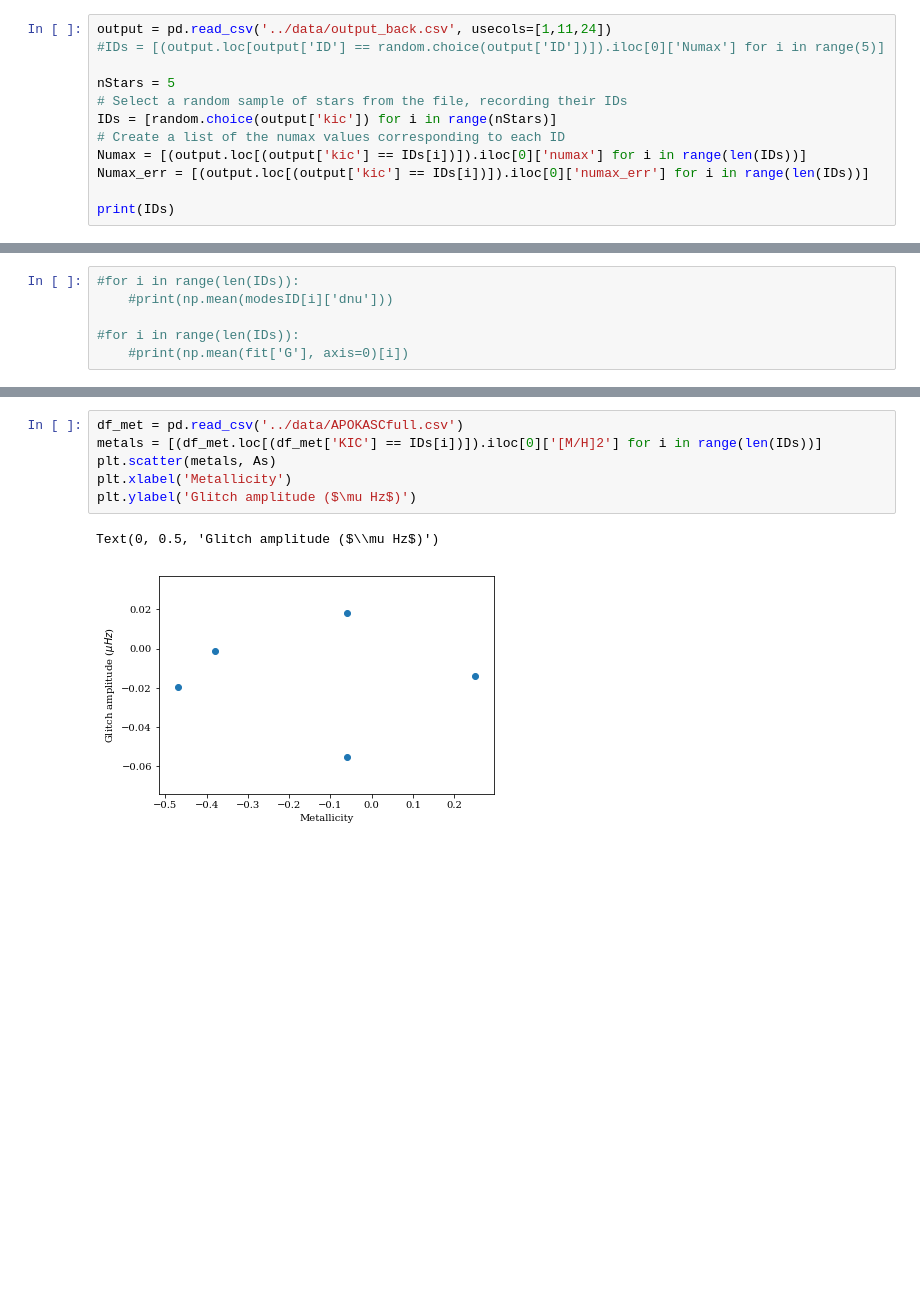
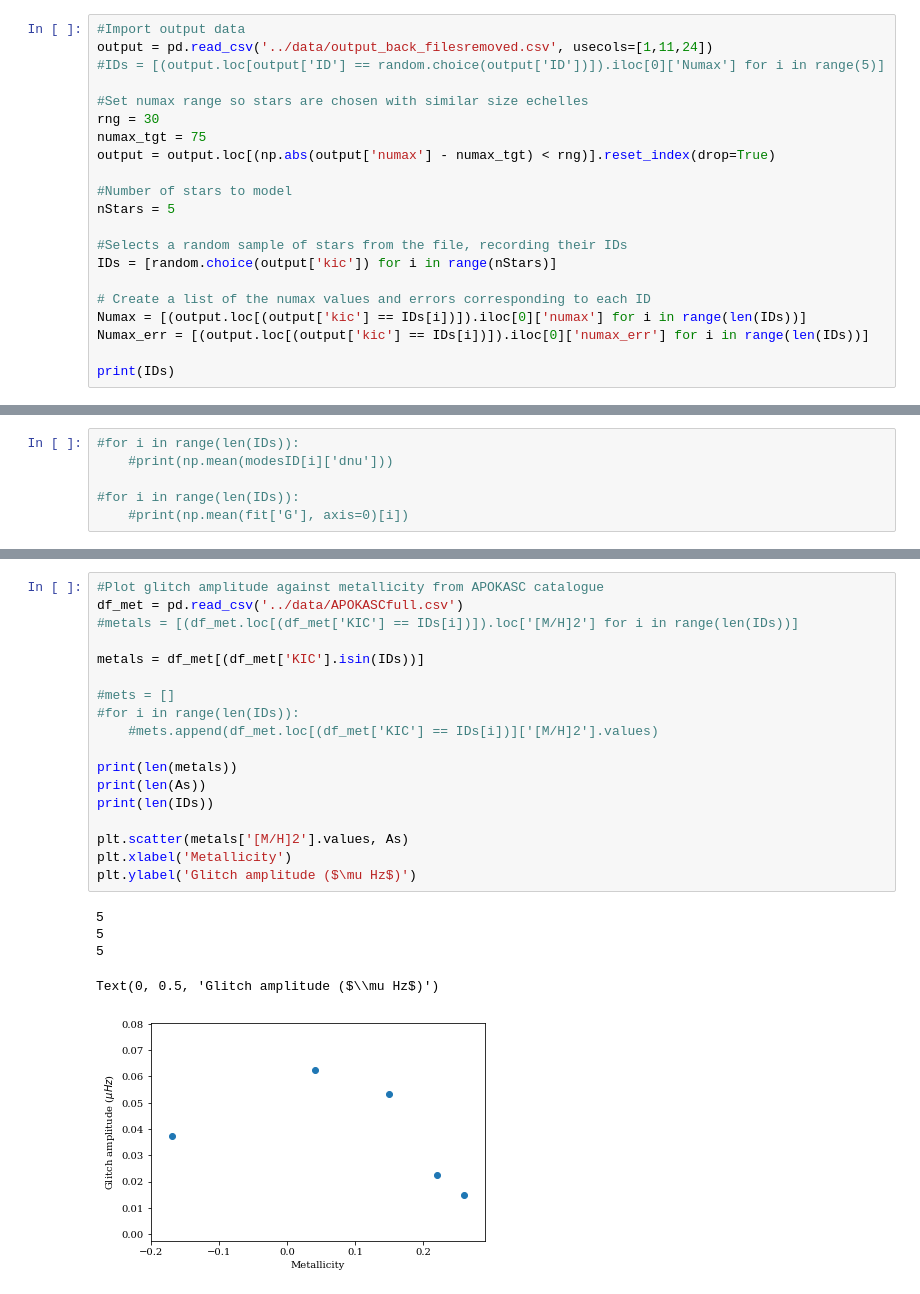
Before and after one commit to daw538/y4project, a Jupyter notebook: JoshFiles/rgData-50-reparam2.ipynb, the cells around one changed output, grey strips where cells are left out. Cells and saved outputs as stored; diff of their text form; blank space fills up the shorter version.

```diff
--- a/JoshFiles/rgData-50-reparam2.ipynb
+++ b/JoshFiles/rgData-50-reparam2.ipynb
@@ -13,11 +45,20 @@ rc("font", family="serif", size=11)
 # %%
-output = pd.read_csv('../data/output_back.csv', usecols=[1,11,24])
+#Import output data
+output = pd.read_csv('../data/output_back_filesremoved.csv', usecols=[1,11,24])
 #IDs = [(output.loc[output['ID'] == random.choice(output['ID'])]).iloc[0]['Numax'] for i in range(5)]
 
+#Set numax range so stars are chosen with similar size echelles
+rng = 30
+numax_tgt = 75
+output = output.loc[(np.abs(output['numax'] - numax_tgt) < rng)].reset_index(drop=True)
+
+#Number of stars to model
 nStars = 5
-# Select a random sample of stars from the file, recording their IDs
+
+#Selects a random sample of stars from the file, recording their IDs
 IDs = [random.choice(output['kic']) for i in range(nStars)]
-# Create a list of the numax values corresponding to each ID
+
+# Create a list of the numax values and errors corresponding to each ID
 Numax = [(output.loc[(output['kic'] == IDs[i])]).iloc[0]['numax'] for i in range(len(IDs))]
 Numax_err = [(output.loc[(output['kic'] == IDs[i])]).iloc[0]['numax_err'] for i in range(len(IDs))]
 
@@ -363,9 +413,24 @@ Text(0.5, 0.98, 'Parameters plotted against $\\langle \\Delta \\nu \\rangle$')
 # %%
+#Plot glitch amplitude against metallicity from APOKASC catalogue
 df_met = pd.read_csv('../data/APOKASCfull.csv')
-metals = [(df_met.loc[(df_met['KIC'] == IDs[i])]).iloc[0]['[M/H]2'] for i in range(len(IDs))]
-plt.scatter(metals, As)
+#metals = [(df_met.loc[(df_met['KIC'] == IDs[i])]).loc['[M/H]2'] for i in range(len(IDs))]
+
+metals = df_met[(df_met['KIC'].isin(IDs))]
+
+#mets = []
+#for i in range(len(IDs)):
+    #mets.append(df_met.loc[(df_met['KIC'] == IDs[i])]['[M/H]2'].values)
+
+print(len(metals))
+print(len(As))
+print(len(IDs))
+
+plt.scatter(metals['[M/H]2'].values, As)
 plt.xlabel('Metallicity')
 plt.ylabel('Glitch amplitude ($\mu Hz$)')
 # %% [output]
-Text(0, 0.5, 'Glitch amplitude ($\\mu Hz$)')
+5
+5
+5
+Text(0, 0.5, 'Glitch amplitude ($\\mu Hz$)')
-[figure, old version]
+[figure, new version]
```
Also changed, not shown: parts of 13 cells of this notebook, 11 other files.
